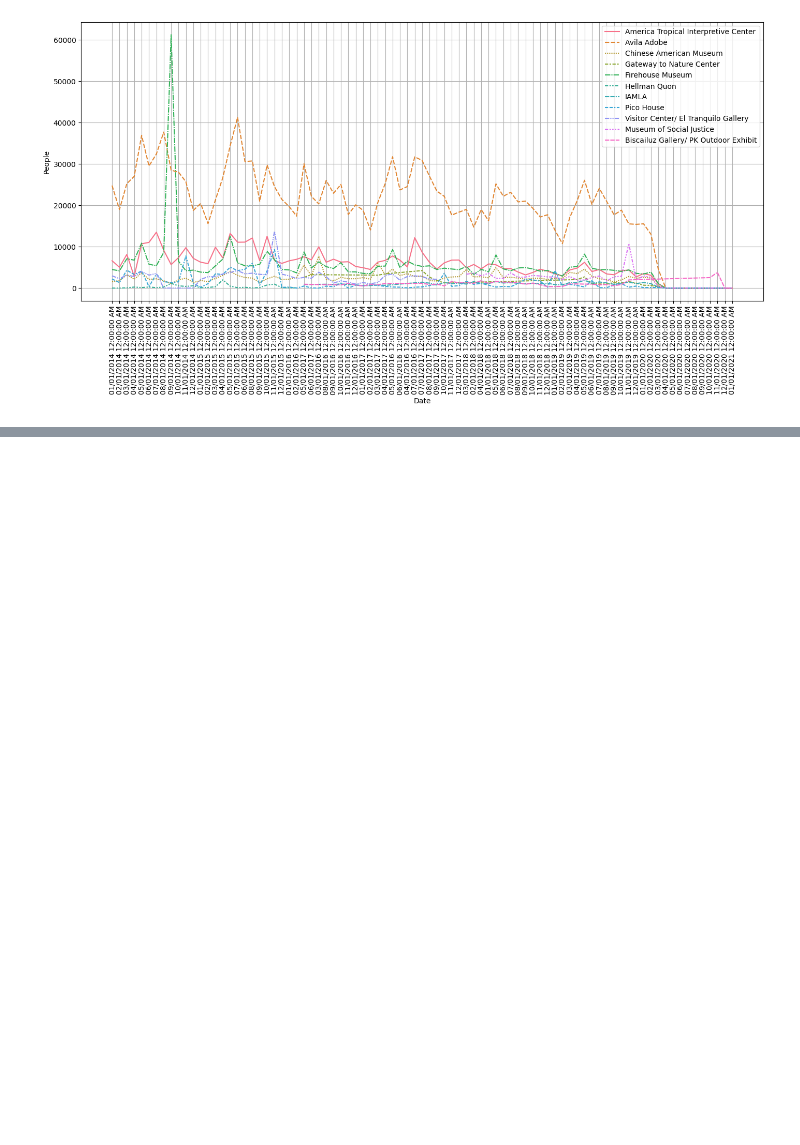
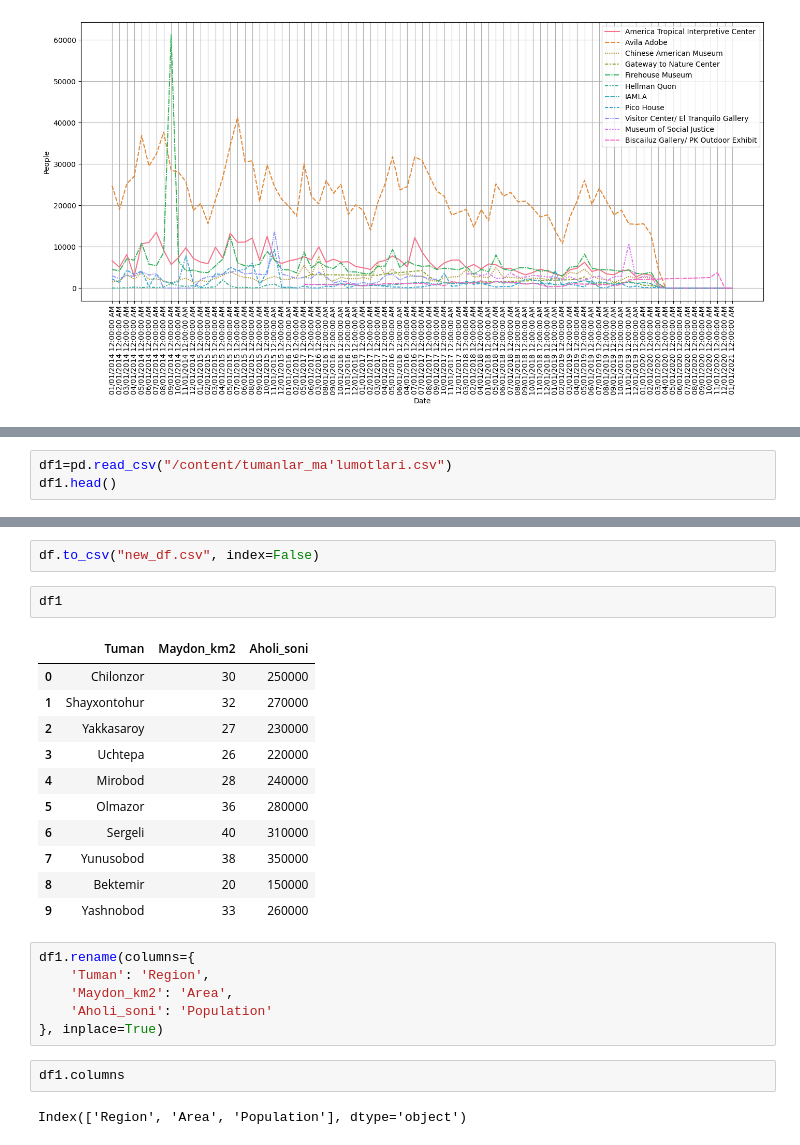
Before and after one commit to baxronovferuz1/DataScience_Np, a Jupyter notebook: Vizualization.ipynb, the cells around one changed output, grey strips where cells are left out. Saved outputs shown, nothing was run; the diff lists cells and outputs as text; blank space fills up the shorter version.

```diff
--- a/Vizualization.ipynb
+++ b/Vizualization.ipynb
@@ -93,0 +119,3 @@ plt.show()
+# %%
+df1=pd.read_csv("/content/tumanlar_ma'lumotlari.csv")
+df1.head()
@@ -93,0 +186,26 @@ plt.show()
+# %%
+df.to_csv("new_df.csv", index=False)
+# %%
+df1
+# %% [output]
+|  | Tuman | Maydon_km2 | Aholi_soni |
+| 0 | Chilonzor | 30 | 250000 |
+| 1 | Shayxontohur | 32 | 270000 |
+| 2 | Yakkasaroy | 27 | 230000 |
+| 3 | Uchtepa | 26 | 220000 |
+| 4 | Mirobod | 28 | 240000 |
+| 5 | Olmazor | 36 | 280000 |
+| 6 | Sergeli | 40 | 310000 |
+| 7 | Yunusobod | 38 | 350000 |
+| 8 | Bektemir | 20 | 150000 |
+| 9 | Yashnobod | 33 | 260000 |
+# %%
+df1.rename(columns={
+    'Tuman': 'Region',
+    'Maydon_km2': 'Area',
+    'Aholi_soni': 'Population'
+}, inplace=True)
+# %%
+df1.columns
+# %% [output]
+Index(['Region', 'Area', 'Population'], dtype='object')
```
Also changed, not shown: parts of 21 cells of this notebook.
